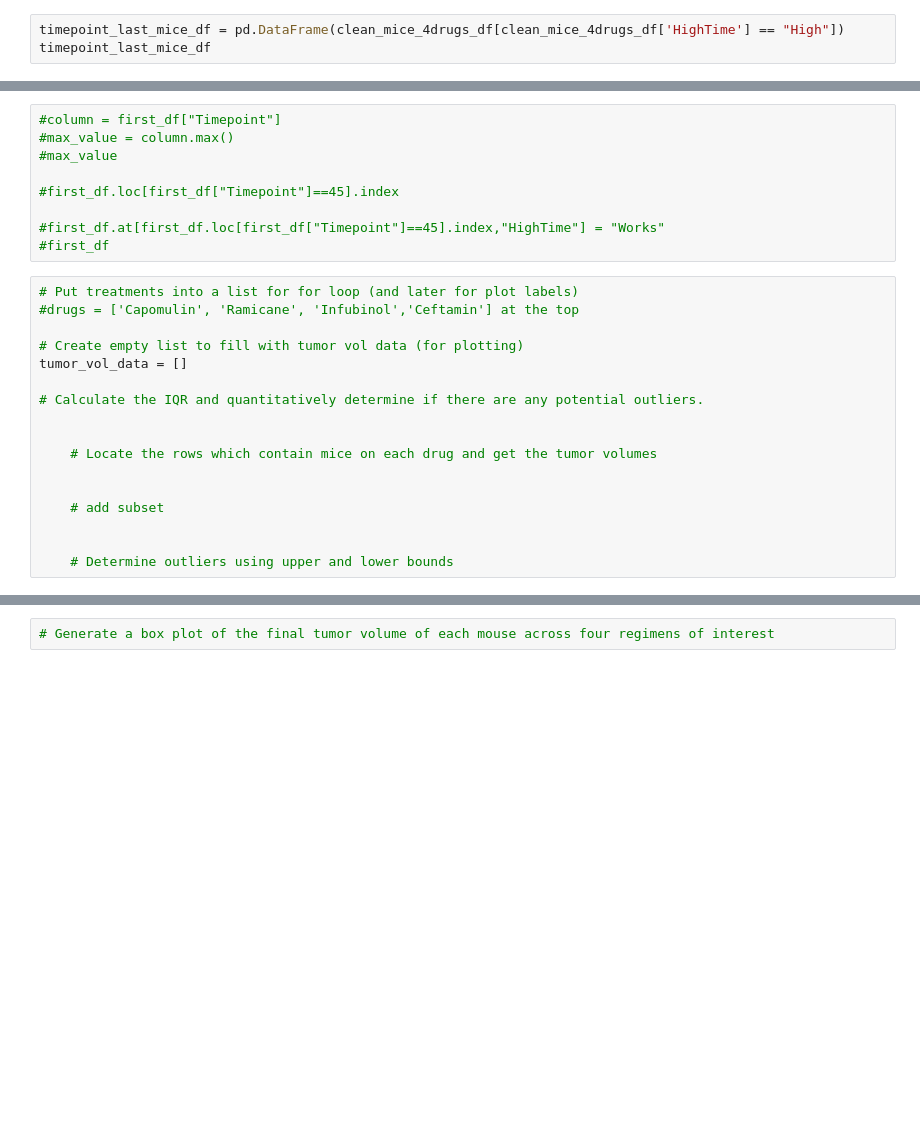
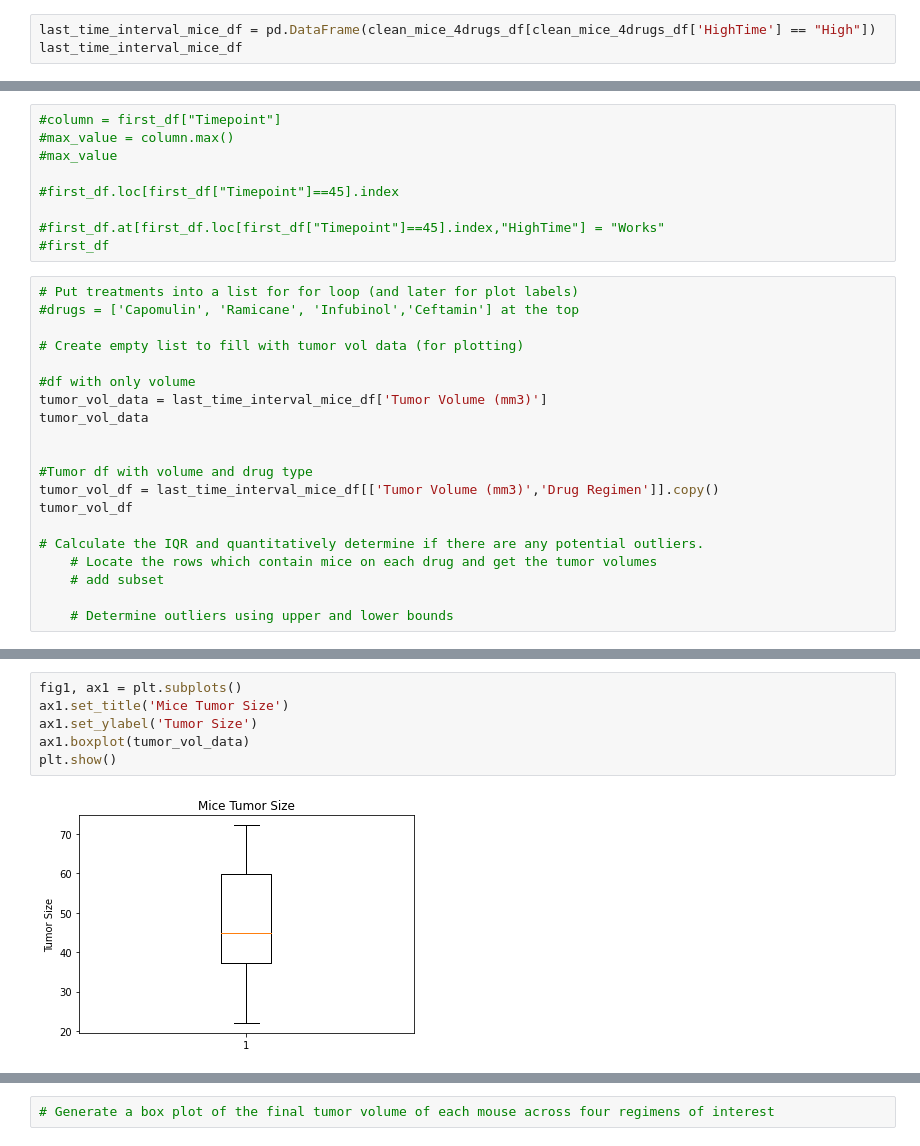
Before and after one commit to Gujaratigirl/HW-MatPlotLib, a Jupyter notebook: Pymaceuticals/pymaceuticals_starter_2.ipynb, the cells around one changed output, grey strips where cells are left out. Cells and saved outputs as stored; diff of their text form; blank space fills up the shorter version.

Commit message:
HW added scatter plots almost finished

```diff
--- a/Pymaceuticals/pymaceuticals_starter_2.ipynb
+++ b/Pymaceuticals/pymaceuticals_starter_2.ipynb
@@ -421,8 +421,8 @@ clean_mice_4drugs_df
 | 1872 | z581 | Infubinol | Female | 24 | 25 | 45 | 62.754451 | ... |
 814 rows × 11 columns
 # %%
-timepoint_last_mice_df = pd.DataFrame(clean_mice_4drugs_df[clean_mice_4drugs_df['HighTime'] == "High"])
-timepoint_last_mice_df
+last_time_interval_mice_df = pd.DataFrame(clean_mice_4drugs_df[clean_mice_4drugs_df['HighTime'] == "High"])
+last_time_interval_mice_df
 # %% [output]
 |  | Mouse ID | Drug Regimen | Sex | Age_months | Weight (g) | Timepoint | Tumor Volume (mm3) | ... |
 | 9 | k403 | Ramicane | Male | 21 | 16 | 45 | 22.050126 | ... |
@@ -451,15 +451,18 @@ timepoint_last_mice_df
 #drugs = ['Capomulin', 'Ramicane', 'Infubinol','Ceftamin'] at the top
 
 # Create empty list to fill with tumor vol data (for plotting)
-tumor_vol_data = []
+
+#df with only volume
+tumor_vol_data = last_time_interval_mice_df['Tumor Volume (mm3)']
+tumor_vol_data
+
+
+#Tumor df with volume and drug type
+tumor_vol_df = last_time_interval_mice_df[['Tumor Volume (mm3)','Drug Regimen']].copy()
+tumor_vol_df
 
 # Calculate the IQR and quantitatively determine if there are any potential outliers.
-
-
     # Locate the rows which contain mice on each drug and get the tumor volumes
-
-
     # add subset
 
-
     # Determine outliers using upper and lower bounds
@@ -465,0 +483,8 @@ tumor_vol_data = []
+# %%
+fig1, ax1 = plt.subplots()
+ax1.set_title('Mice Tumor Size')
+ax1.set_ylabel('Tumor Size')
+ax1.boxplot(tumor_vol_data)
+plt.show()
+# %% [output]
+[figure, added]
```
Also changed, not shown: parts of 11 cells of this notebook, 1 other file.
